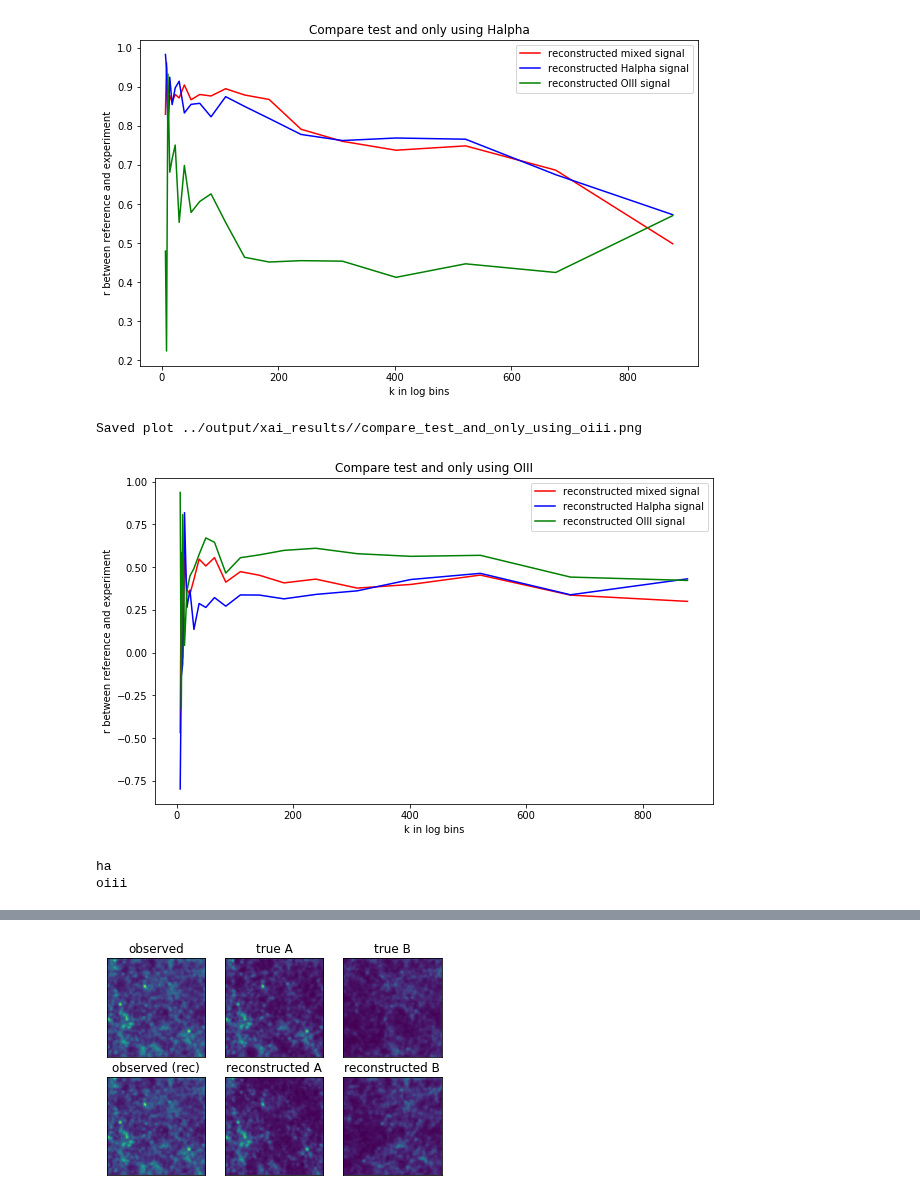
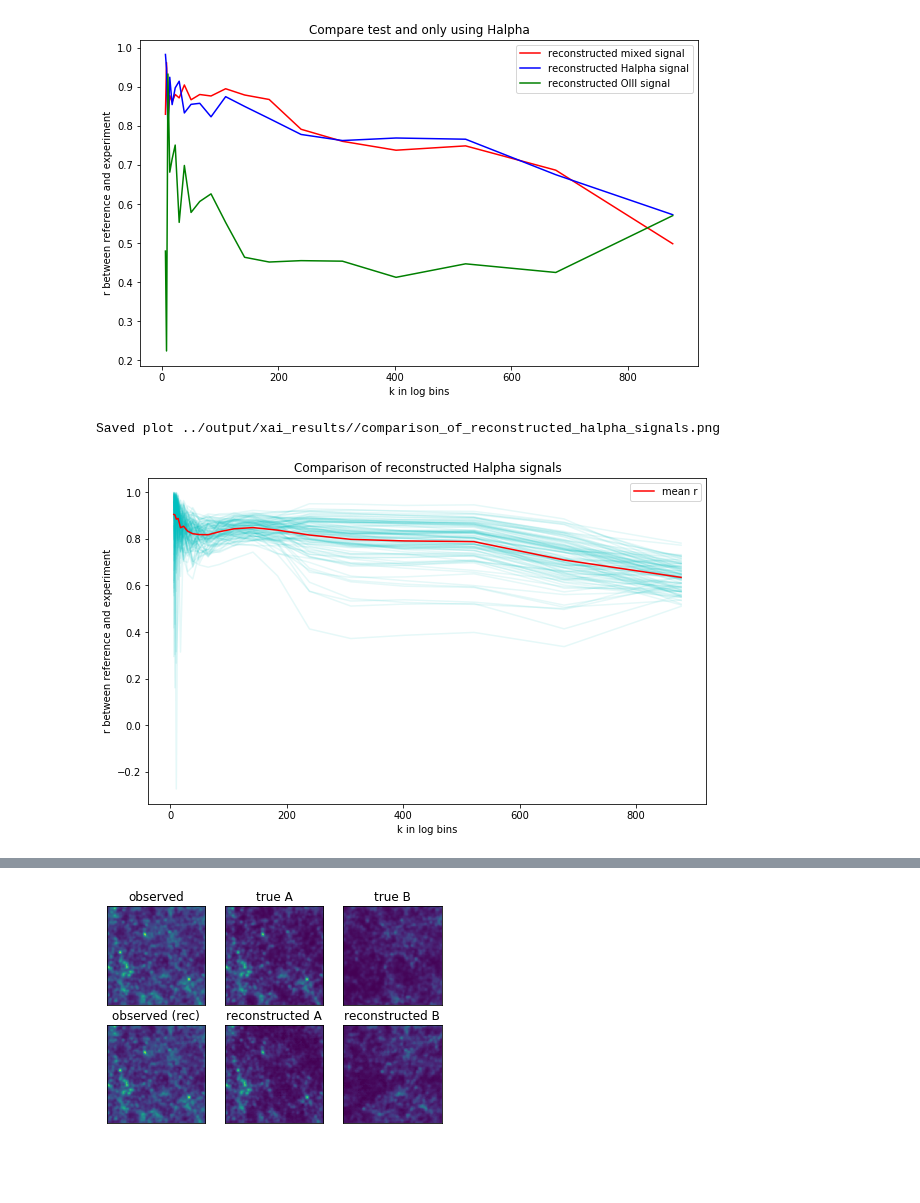
Before and after one commit to knmoriwaki/IM2IM, a Jupyter notebook: explain/my_xai_dataframe_development.ipynb, the cells around one changed output, grey strips where cells are left out. Saved outputs shown, nothing was run; the diff lists cells and outputs as text; code cells hidden in the pictures; blank space fills up the shorter version.

Commit message:
Developed functions needed to plot k vs. r for all test samples comparing two experiments

```diff
--- a/explain/my_xai_dataframe_development.ipynb
+++ b/explain/my_xai_dataframe_development.ipynb
@@ -35,15 +36,9 @@ plot_r_vs_k(data_ref, data_ha, results_dir, title="Compare test and only using H
 # %% [output]
 Saved plot ../output/xai_results//compare_test_and_only_using_halpha.png
 [figure]
-# %%
-plot_r_vs_k(data_ref, data_oiii, results_dir, title="Compare test and only using OIII")
-# %% [output]
-Saved plot ../output/xai_results//compare_test_and_only_using_oiii.png
-[figure, removed]
-# %%
-data_ref = read_data(ref_dir, suffix=suffix, ldict=False)
-data_ha = read_data(ha_dir, xai_exp='ha', suffix=suffix, ldict=False)
-data_oiii = read_data(oiii_dir, xai_exp='oiii', suffix=suffix, ldict=False)
-# %% [output]
-ha
-oiii
+# %%
+r_mix_list, r_ha_list, r_oiii_list = compare_exp_testset(ref_dir, ha_dir, log_bins=True)
+plot_all_r_vs_k(r_ha_list, results_dir, title="Comparison of reconstructed Halpha signals")
+# %% [output]
+Saved plot ../output/xai_results//comparison_of_reconstructed_halpha_signals.png
+[figure, added]
```
Also changed, not shown: parts of 11 cells of this notebook, 1 other file.
